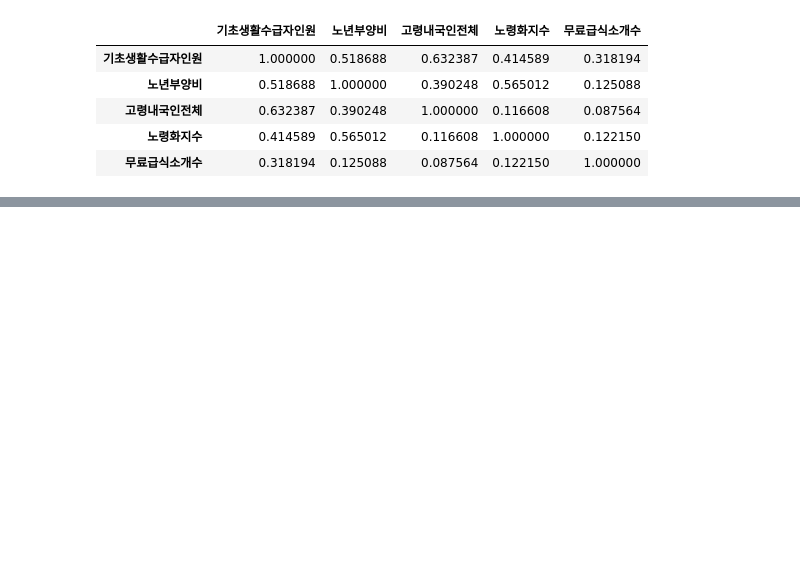
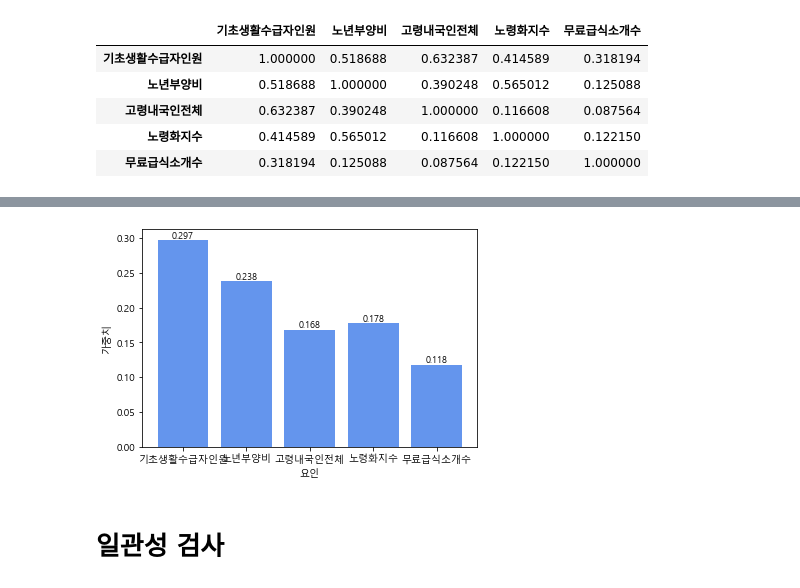
Before and after one commit to 520817/jjp, a Jupyter notebook: 회귀분석/(서린) 회귀분석.ipynb, the cells around one changed output, grey strips where cells are left out. Drawn from its saved outputs; the diff is of its cells as text; code cells hidden in the pictures; blank space fills up the shorter version.

```diff
--- a/회귀분석/(서린) 회귀분석.ipynb
+++ b/회귀분석/(서린) 회귀분석.ipynb
@@ -244,0 +285,11 @@ data2['무료급식소개수'] = data2['무료급식소개수'].astype('float')
+# %%
+# 각 컬럼의 가중치를 계산하여 리스트에 저장
+weights_list = []
+for i in range(colums_cnt):
+    weights_list.append(geo_mean_list[i]/geo_mean_sum)
+# %%
+#기하평균 출력
+print('가중치 (Weights)\n')
+for i,j in zip(data_ahp, weights_list):
+    print('{} : {}'.format(i, j))
+    #print('{} : {}'.format(i, round(j,3)))  # 소수점 3 자리수
@@ -244,0 +310,5 @@ data2['무료급식소개수'] = data2['무료급식소개수'].astype('float')
+# %%
+index=['기초생활수급자인원','노년부양비','고령내국인전체','노령화지수','무료급식소개수']
+가중치 = pd.DataFrame(weights_list, index=index)
+가중치.rename(columns={0:'가중치'}, inplace=True)
+가중치
@@ -244,0 +322,25 @@ data2['무료급식소개수'] = data2['무료급식소개수'].astype('float')
+# %%
+x = list(가중치.index)
+y = weights_list
+# %%
+#그래프 한글 출력을 위함
+plt.rcParams['font.family'] = 'Malgun Gothic'
+
+plt.bar(x, y, color=['cornflowerblue','cornflowerblue','cornflowerblue','cornflowerblue','cornflowerblue','black'])
+plt.xlabel('요인')
+plt.ylabel('가중치')
+
+
+for i, v in enumerate(x):
+    plt.text(v, y[i],round(y[i],3),                 # 좌표 (x축 = v, y축 = y[0]..y[1], 표시 = y[0]..y[1])
+             fontsize = 9,
+             color='black',
+             horizontalalignment='center',  # horizontalalignment (left, center, right)
+             verticalalignment='bottom', # verticalalignment (top, center, bottom)
+            )
+
+plt.show()
+# %% [output]
+[figure, added]
+# %% [markdown]
+# 일관성 검사
```
Also changed, not shown: parts of 21 cells of this notebook.
